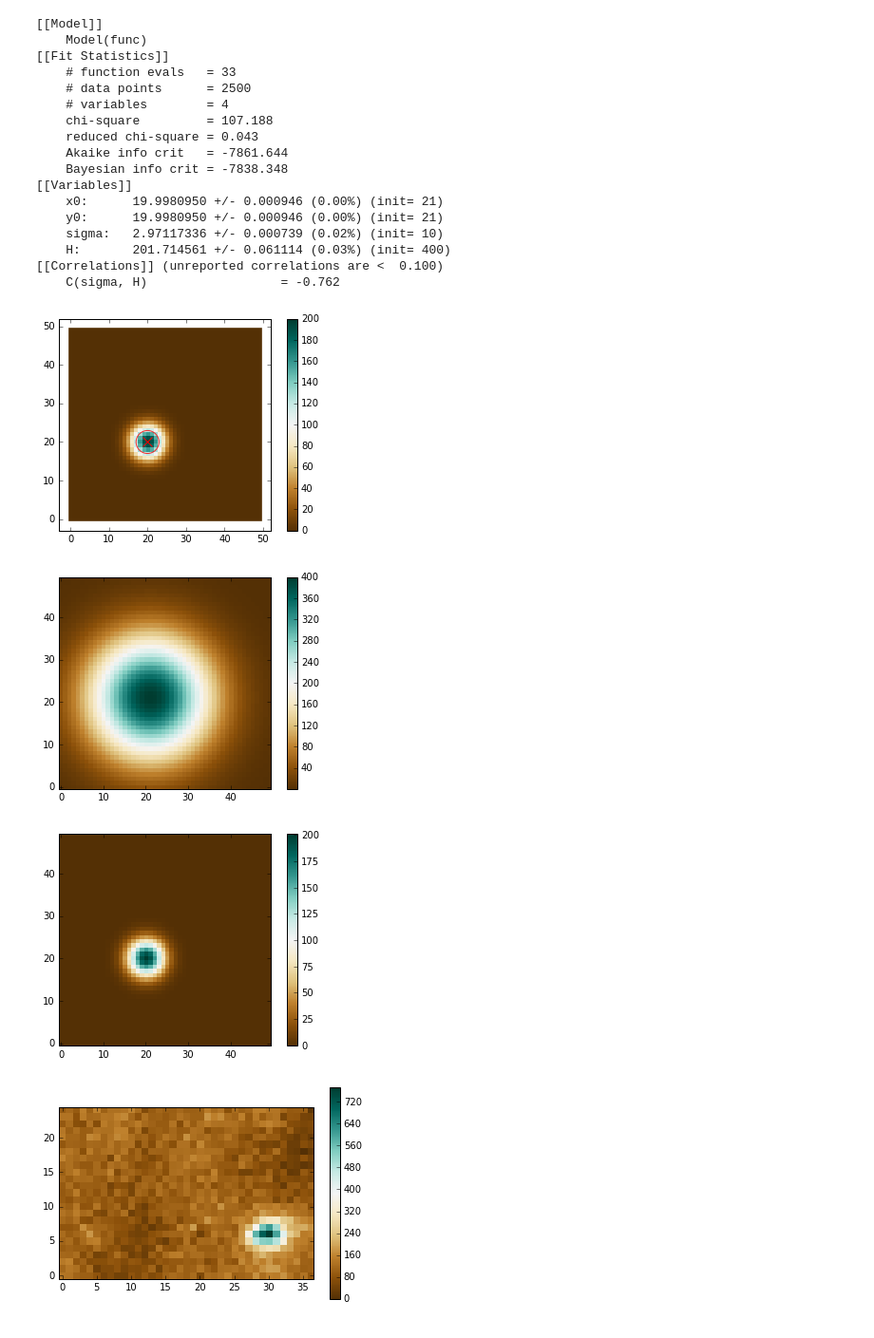
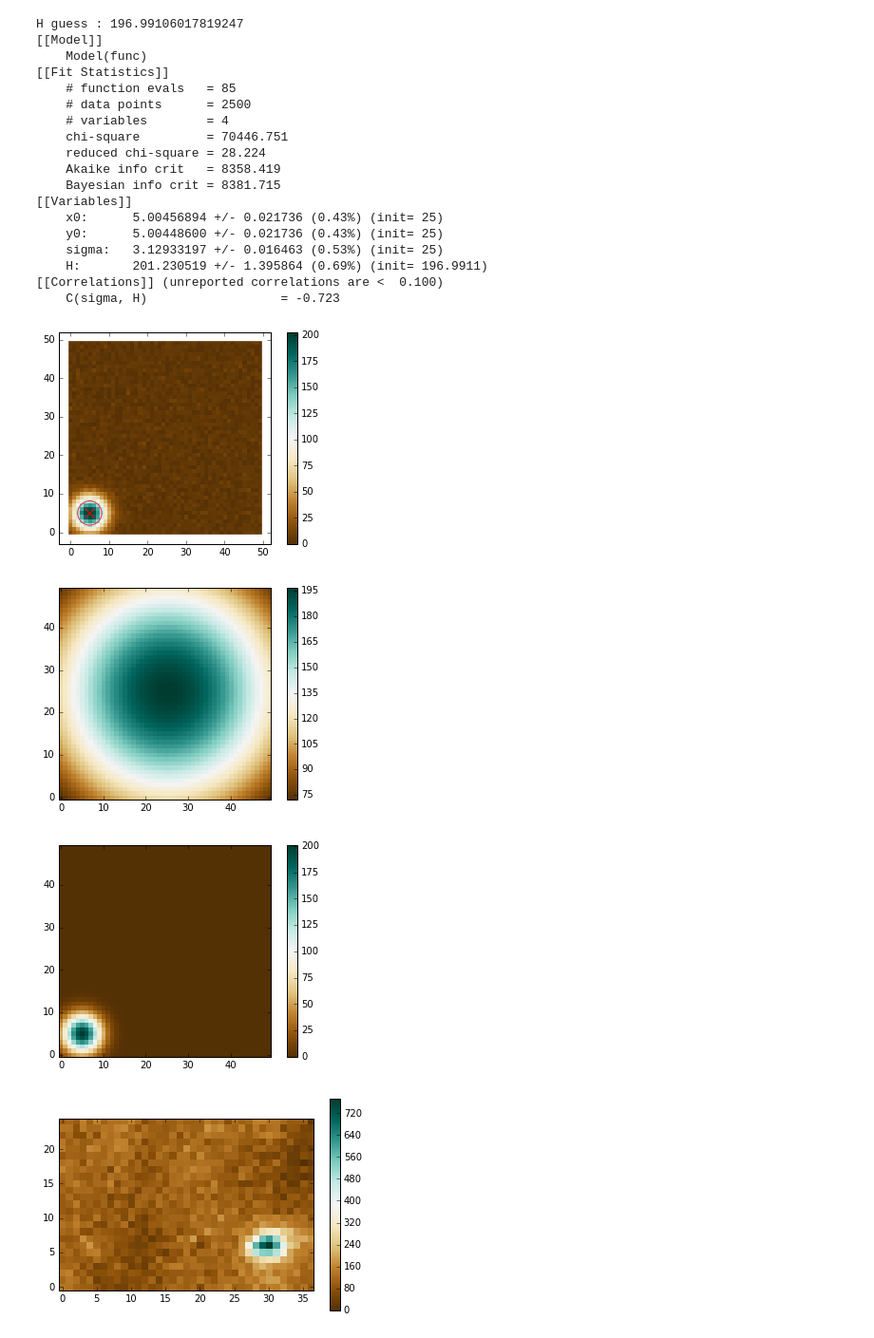
Before and after one commit to hadim/Public-Notebooks, a Jupyter notebook: 2d_gaussian_fit/notebook.ipynb, the cells around one changed output. Shown at 95% size. Saved outputs shown, nothing was run; the diff lists cells and outputs as text; code cells hidden in the pictures.

```diff
--- a/2d_gaussian_fit/notebook.ipynb
+++ b/2d_gaussian_fit/notebook.ipynb
@@ -45,7 +45,7 @@ def func(xy, x0, y0, sigma, H):
 # %%
 # Generate model
 
-true_params = {'x0': 20, 'y0': 20, 'sigma': 3, 'H': 200}
+true_params = {'x0': 5, 'y0': 5, 'sigma': 3, 'H': 200}
 
 x = np.arange(0, 50, 1)
 y = np.arange(0, 50, 1)
@@ -53,6 +53,6 @@ xy = np.meshgrid(x, y)
 
 model = Model(func)
 image = model.eval(xy=xy, **true_params)
-#image += np.random.poisson(600, image.shape)
+image += np.random.poisson(5, image.shape)
 plot(image, true_params)
 # %% [output]
@@ -60,50 +60,56 @@ plot(image, true_params)
 # %%
 # Fit generated model
 
 # Guess initials parameters
-model.set_param_hint('x0', value=21, min=0, max=300)
-model.set_param_hint('y0', value=21, min=0, max=300)
-model.set_param_hint('sigma', value=10, min=0, max=10)
-model.set_param_hint('H', value=400, min=0, max=1000)
+model.set_param_hint('x0', value=25, min=0, max=300)
+model.set_param_hint('y0', value=25, min=0, max=300)
+model.set_param_hint('sigma', value=25, min=0, max=100)
+
+## Guessing height (H) value
+background = image[image < threshold_otsu(image)].mean()
+h_guess = image.max() - background
+print("H guess : {}".format(h_guess))
+model.set_param_hint('H', value=h_guess, min=background, max=image.max() * 10)
 
 # Prepare fit
 x = np.arange(0, image.shape[1], 1)
 y = np.arange(0, image.shape[0], 1)
 xy = np.meshgrid(x, y)
 
 # Fit
-result = model.fit(image, xy=xy)
+result = model.fit(image, xy=xy, method='leastsq')
 
 # Plot result
 predicted_params = result.params
 plot(image, predicted_params)
 
 plot(result.init_fit)
 plot(result.best_fit)
 
 print(result.fit_report())
 #lmfit.printfuncs.report_ci(result.conf_interval())
 # %% [output]
+H guess : 196.99106017819247
 [[Model]]
     Model(func)
 [[Fit Statistics]]
-    # function evals   = 33
+    # function evals   = 85
     # data points      = 2500
     # variables        = 4
-    chi-square         = 107.188
-    reduced chi-square = 0.043
-    Akaike info crit   = -7861.644
-    Bayesian info crit = -7838.348
+    chi-square         = 70446.751
+    reduced chi-square = 28.224
+    Akaike info crit   = 8358.419
+    Bayesian info crit = 8381.715
 [[Variables]]
-    x0:      19.9980950 +/- 0.000946 (0.00%) (init= 21)
-    y0:      19.9980950 +/- 0.000946 (0.00%) (init= 21)
-    sigma:   2.97117336 +/- 0.000739 (0.02%) (init= 10)
-    H:       201.714561 +/- 0.061114 (0.03%) (init= 400)
+    x0:      5.00456894 +/- 0.021736 (0.43%) (init= 25)
+    y0:      5.00448600 +/- 0.021736 (0.43%) (init= 25)
+    sigma:   3.12933197 +/- 0.016463 (0.53%) (init= 25)
+    H:       201.230519 +/- 1.395864 (0.69%) (init= 196.9911)
 [[Correlations]] (unreported correlations are <  0.100)
-    C(sigma, H)                  = -0.762
+    C(sigma, H)                  = -0.723
-[figure, old version]
+[figure, new version]
-[figure, old version]
+[figure, new version]
-[figure, old version]
+[figure, new version]
 # %%
 image = TiffFile("spot.tif").asarray()
 
```
Also changed, not shown: parts of 2 cells of this notebook.
